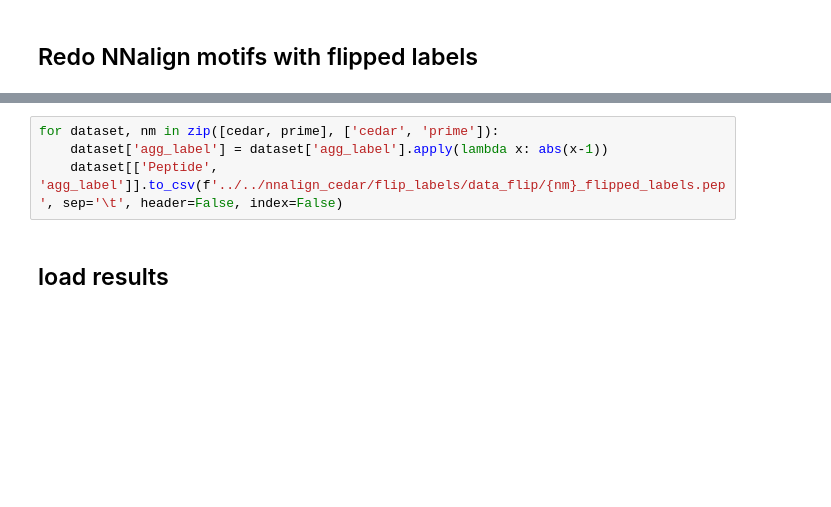
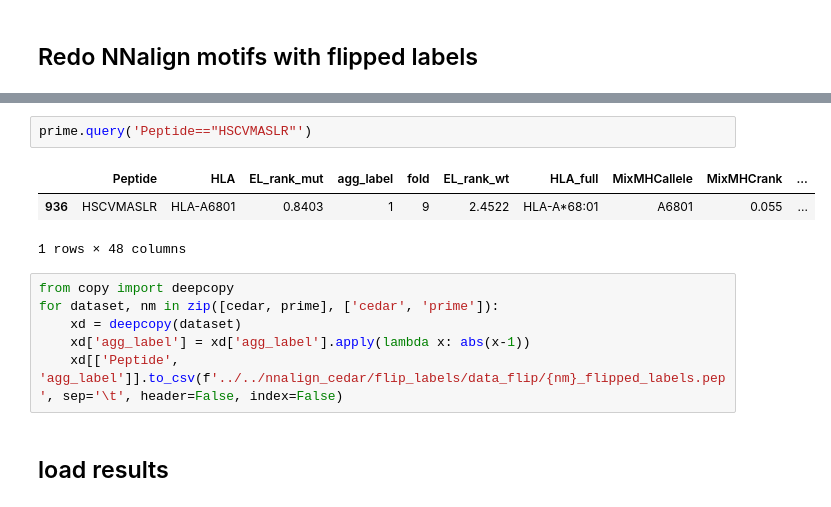
Before and after one commit to richieYT-wan/cedar, a Jupyter notebook: notebook/221130_NetMHCrank_sampling.ipynb, the cells around one changed output, grey strips where cells are left out. Saved outputs shown, nothing was run; the diff lists cells and outputs as text; blank space fills up the shorter version.

```diff
--- a/notebook/221130_NetMHCrank_sampling.ipynb
+++ b/notebook/221130_NetMHCrank_sampling.ipynb
@@ -166,6 +198,14 @@ for label in [0, 1]:
+# %%
+prime.query('Peptide=="HSCVMASLR"')
+# %% [output]
+|  | Peptide | HLA | EL_rank_mut | agg_label | fold | EL_rank_wt | HLA_full | MixMHCallele | MixMHCrank | ... |
+| 936 | HSCVMASLR | HLA-A6801 | 0.8403 | 1 | 9 | 2.4522 | HLA-A*68:01 | A6801 | 0.055 | ... |
+1 rows × 48 columns
 # %%
+from copy import deepcopy
 for dataset, nm in zip([cedar, prime], ['cedar', 'prime']):
-    dataset['agg_label'] = dataset['agg_label'].apply(lambda x: abs(x-1))
-    dataset[['Peptide', 'agg_label']].to_csv(f'../../nnalign_cedar/flip_labels/data_flip/{nm}_flipped_labels.pep', sep='\t', header=False, index=False)
+    xd = deepcopy(dataset)
+    xd['agg_label'] = xd['agg_label'].apply(lambda x: abs(x-1))
+    xd[['Peptide', 'agg_label']].to_csv(f'../../nnalign_cedar/flip_labels/data_flip/{nm}_flipped_labels.pep', sep='\t', header=False, index=False)
 # %% [markdown]
 ## load results
```
Also changed, not shown: parts of 2 cells of this notebook, 3 other files.
